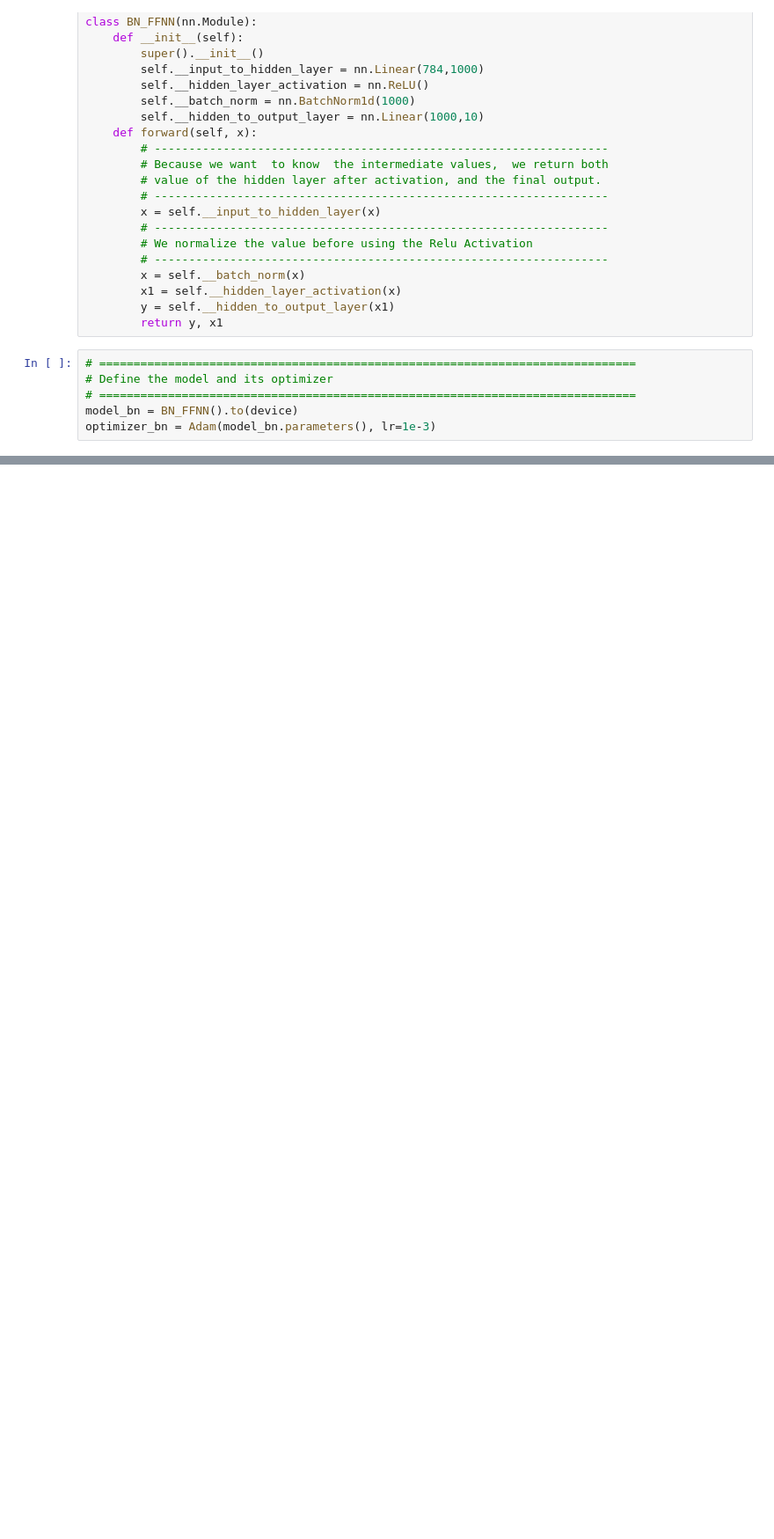
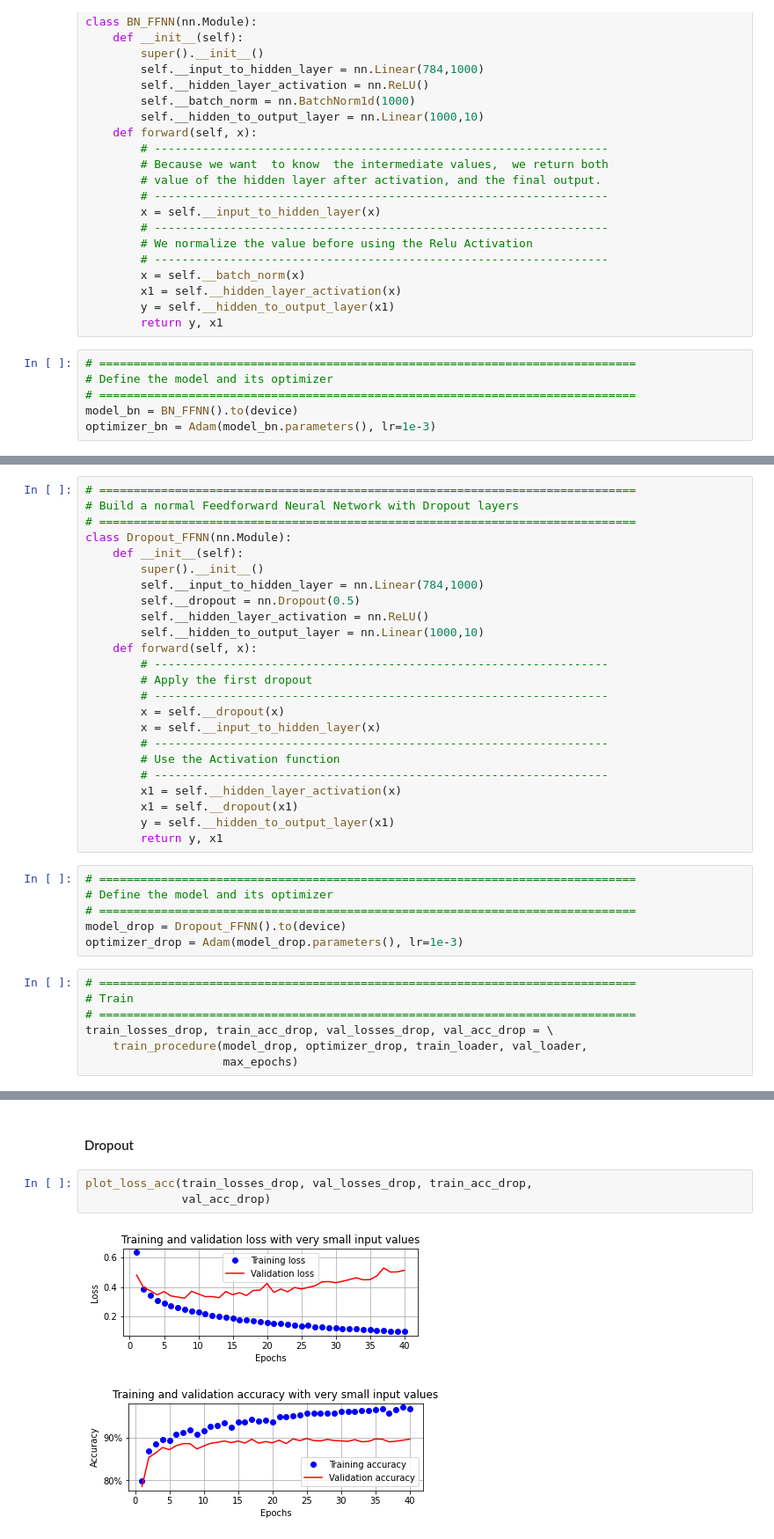
Before and after one commit to ammarSherif/CIT690E-Deep-Learning-Labs, a Jupyter notebook: Lab 4: Batch Normalization and Dropout.ipynb, the cells around one changed output, grey strips where cells are left out. Shown at 88% size. Cells and saved outputs as stored; diff of their text form; blank space fills up the shorter version.

```diff
--- a/Lab 4: Batch Normalization and Dropout.ipynb
+++ b/Lab 4: Batch Normalization and Dropout.ipynb
@@ -361,0 +419,37 @@ plot_weight_dist(model_bn)
+# %%
+# ==============================================================================
+# Build a normal Feedforward Neural Network with Dropout layers
+# ==============================================================================
+class Dropout_FFNN(nn.Module):
+    def __init__(self):
+        super().__init__()
+        self.__input_to_hidden_layer = nn.Linear(784,1000)
+        self.__dropout = nn.Dropout(0.5)
+        self.__hidden_layer_activation = nn.ReLU()
+        self.__hidden_to_output_layer = nn.Linear(1000,10)
+    def forward(self, x):
+        # ------------------------------------------------------------------
+        # Apply the first dropout
+        # ------------------------------------------------------------------
+        x = self.__dropout(x)
+        x = self.__input_to_hidden_layer(x)
+        # ------------------------------------------------------------------
+        # Use the Activation function
+        # ------------------------------------------------------------------
+        x1 = self.__hidden_layer_activation(x)
+        x1 = self.__dropout(x1)
+        y = self.__hidden_to_output_layer(x1)
+        return y, x1
+# %%
+# ==============================================================================
+# Define the model and its optimizer
+# ==============================================================================
+model_drop = Dropout_FFNN().to(device)
+optimizer_drop = Adam(model_drop.parameters(), lr=1e-3)
+# %%
+# ==============================================================================
+# Train
+# ==============================================================================
+train_losses_drop, train_acc_drop, val_losses_drop, val_acc_drop = \
+    train_procedure(model_drop, optimizer_drop, train_loader, val_loader,
+                    max_epochs)
@@ -361,0 +483,8 @@ plot_weight_dist(model_bn)
+# %% [markdown]
+#### Dropout
+# %%
+plot_loss_acc(train_losses_drop, val_losses_drop, train_acc_drop,
+              val_acc_drop)
+# %% [output]
+[figure, added]
+[figure, added]
```
Also changed, not shown: parts of 24 cells of this notebook.
